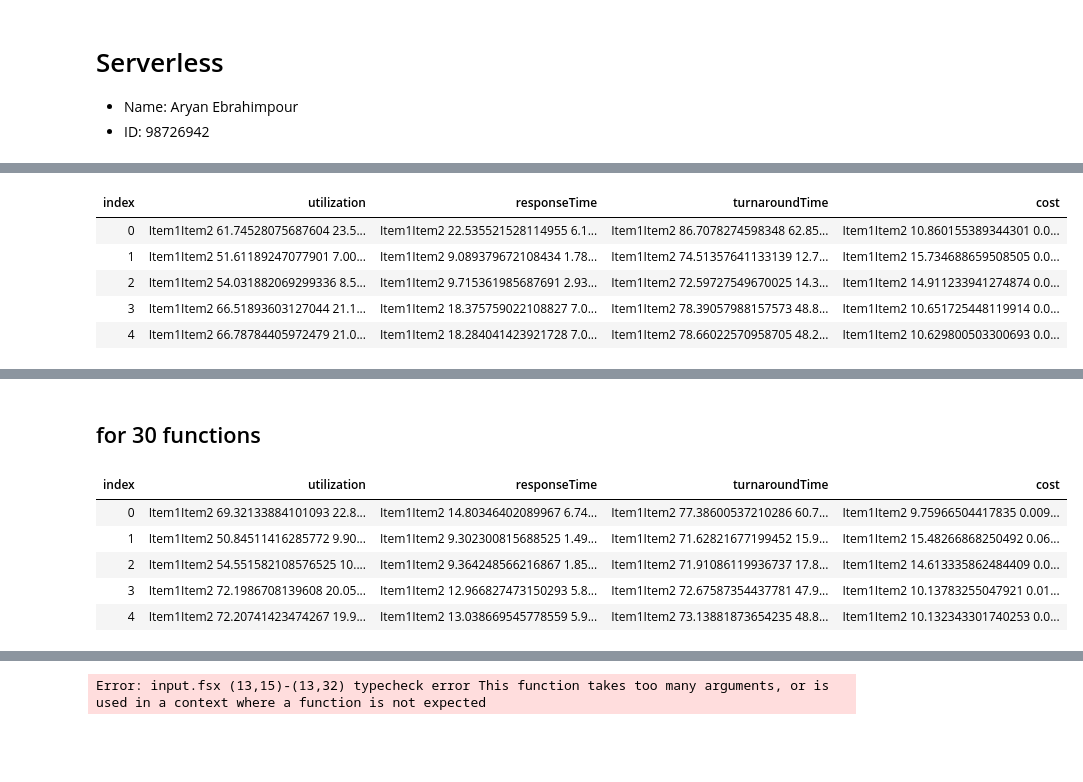
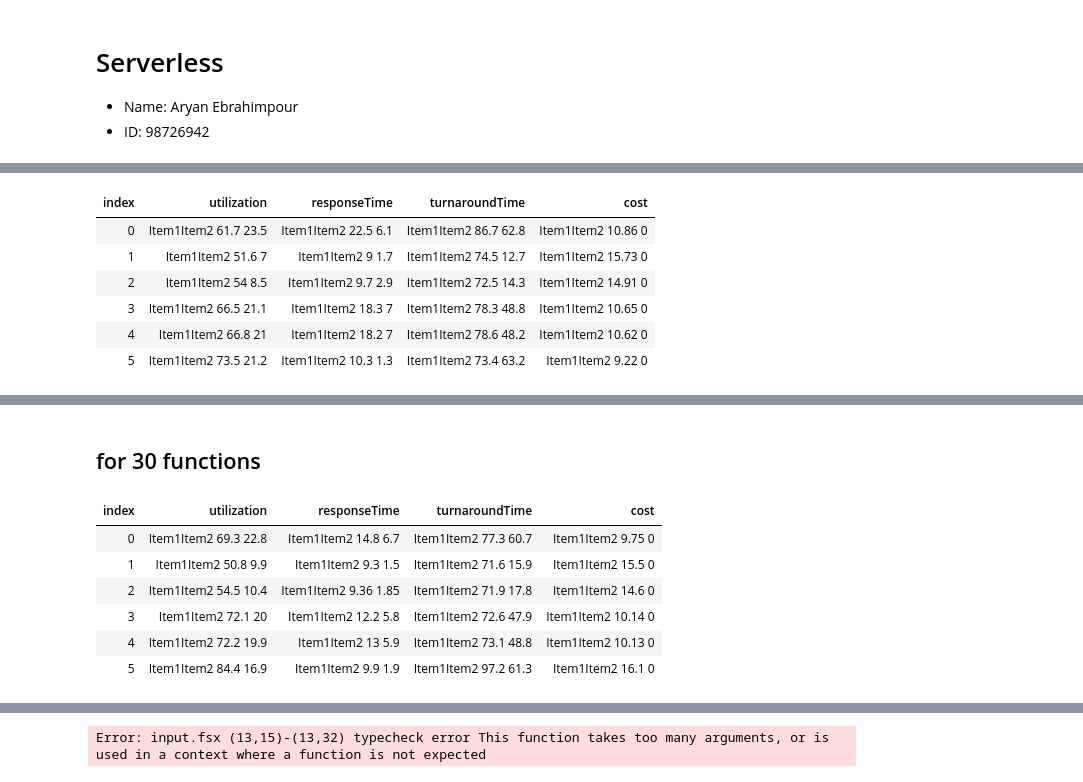
Before and after one commit to avestura/serverless-paper-impl, a Jupyter notebook: src/Main.ipynb, the cells around one changed output, grey strips where cells are left out. Drawn from its saved outputs; the diff is of its cells as text; code cells hidden in the pictures; blank space fills up the shorter version.

```diff
--- a/src/Main.ipynb
+++ b/src/Main.ipynb
@@ -73,12 +90,13 @@ module Sim1 =
 # %%
-[Sim1.q1; Sim1.q2; Sim1.q3; Sim1.q4; Sim1.q5]
+[Sim1.q1; Sim1.q2; Sim1.q3; Sim1.q4; Sim1.q5; Sim1.q6]
 # %% [output]
 | index | utilization | responseTime | turnaroundTime | cost |
-| 0 | Item1Item2 61.74528075687604 23.5... | Item1Item2 22.535521528114955 6.1... | Item1Item2 86.7078274598348 62.85... | Item1Item2 10.860155389344301 0.0... |
-| 1 | Item1Item2 51.61189247077901 7.00... | Item1Item2 9.089379672108434 1.78... | Item1Item2 74.51357641133139 12.7... | Item1Item2 15.734688659508505 0.0... |
-| 2 | Item1Item2 54.031882069299336 8.5... | Item1Item2 9.715361985687691 2.93... | Item1Item2 72.59727549670025 14.3... | Item1Item2 14.911233941274874 0.0... |
-| 3 | Item1Item2 66.51893603127044 21.1... | Item1Item2 18.375759022108827 7.0... | Item1Item2 78.39057988157573 48.8... | Item1Item2 10.651725448119914 0.0... |
-| 4 | Item1Item2 66.78784405972479 21.0... | Item1Item2 18.284041423921728 7.0... | Item1Item2 78.66022570958705 48.2... | Item1Item2 10.629800503300693 0.0... |
+| 0 | Item1Item2 61.7 23.5 | Item1Item2 22.5 6.1 | Item1Item2 86.7 62.8 | Item1Item2 10.86 0 |
+| 1 | Item1Item2 51.6 7 | Item1Item2 9 1.7 | Item1Item2 74.5 12.7 | Item1Item2 15.73 0 |
+| 2 | Item1Item2 54 8.5 | Item1Item2 9.7 2.9 | Item1Item2 72.5 14.3 | Item1Item2 14.91 0 |
+| 3 | Item1Item2 66.5 21.1 | Item1Item2 18.3 7 | Item1Item2 78.3 48.8 | Item1Item2 10.65 0 |
+| 4 | Item1Item2 66.8 21 | Item1Item2 18.2 7 | Item1Item2 78.6 48.2 | Item1Item2 10.62 0 |
+| 5 | Item1Item2 73.5 21.2 | Item1Item2 10.3 1.3 | Item1Item2 73.4 63.2 | Item1Item2 9.22 0 |
 # %%
 let range = seq { 0.0..0.1..40. }
 [
@@ -144,12 +178,13 @@ module Sim2 =
 # %%
-[Sim2.q1; Sim2.q2; Sim2.q3; Sim2.q4; Sim2.q5]
+[Sim2.q1; Sim2.q2; Sim2.q3; Sim2.q4; Sim2.q5; Sim2.q6]
 # %% [output]
 | index | utilization | responseTime | turnaroundTime | cost |
-| 0 | Item1Item2 69.32133884101093 22.8... | Item1Item2 14.80346402089967 6.74... | Item1Item2 77.38600537210286 60.7... | Item1Item2 9.75966504417835 0.009... |
-| 1 | Item1Item2 50.84511416285772 9.90... | Item1Item2 9.302300815688525 1.49... | Item1Item2 71.62821677199452 15.9... | Item1Item2 15.48266868250492 0.06... |
-| 2 | Item1Item2 54.551582108576525 10.... | Item1Item2 9.364248566216867 1.85... | Item1Item2 71.91086119936737 17.8... | Item1Item2 14.613335862484409 0.0... |
-| 3 | Item1Item2 72.1986708139608 20.05... | Item1Item2 12.966827473150293 5.8... | Item1Item2 72.67587354437781 47.9... | Item1Item2 10.13783255047921 0.01... |
-| 4 | Item1Item2 72.20741423474267 19.9... | Item1Item2 13.038669545778559 5.9... | Item1Item2 73.13881873654235 48.8... | Item1Item2 10.132343301740253 0.0... |
+| 0 | Item1Item2 69.3 22.8 | Item1Item2 14.8 6.7 | Item1Item2 77.3 60.7 | Item1Item2 9.75 0 |
+| 1 | Item1Item2 50.8 9.9 | Item1Item2 9.3 1.5 | Item1Item2 71.6 15.9 | Item1Item2 15.5 0 |
+| 2 | Item1Item2 54.5 10.4 | Item1Item2 9.36 1.85 | Item1Item2 71.9 17.8 | Item1Item2 14.6 0 |
+| 3 | Item1Item2 72.1 20 | Item1Item2 12.2 5.8 | Item1Item2 72.6 47.9 | Item1Item2 10.14 0 |
+| 4 | Item1Item2 72.2 19.9 | Item1Item2 13 5.9 | Item1Item2 73.1 48.8 | Item1Item2 10.13 0 |
+| 5 | Item1Item2 84.4 16.9 | Item1Item2 9.9 1.9 | Item1Item2 97.2 61.3 | Item1Item2 16.1 0 |
 # %%
 let range = seq { 0.0..0.1..30. }
 [
```
Also changed, not shown: parts of 17 cells of this notebook, 1 other file.
